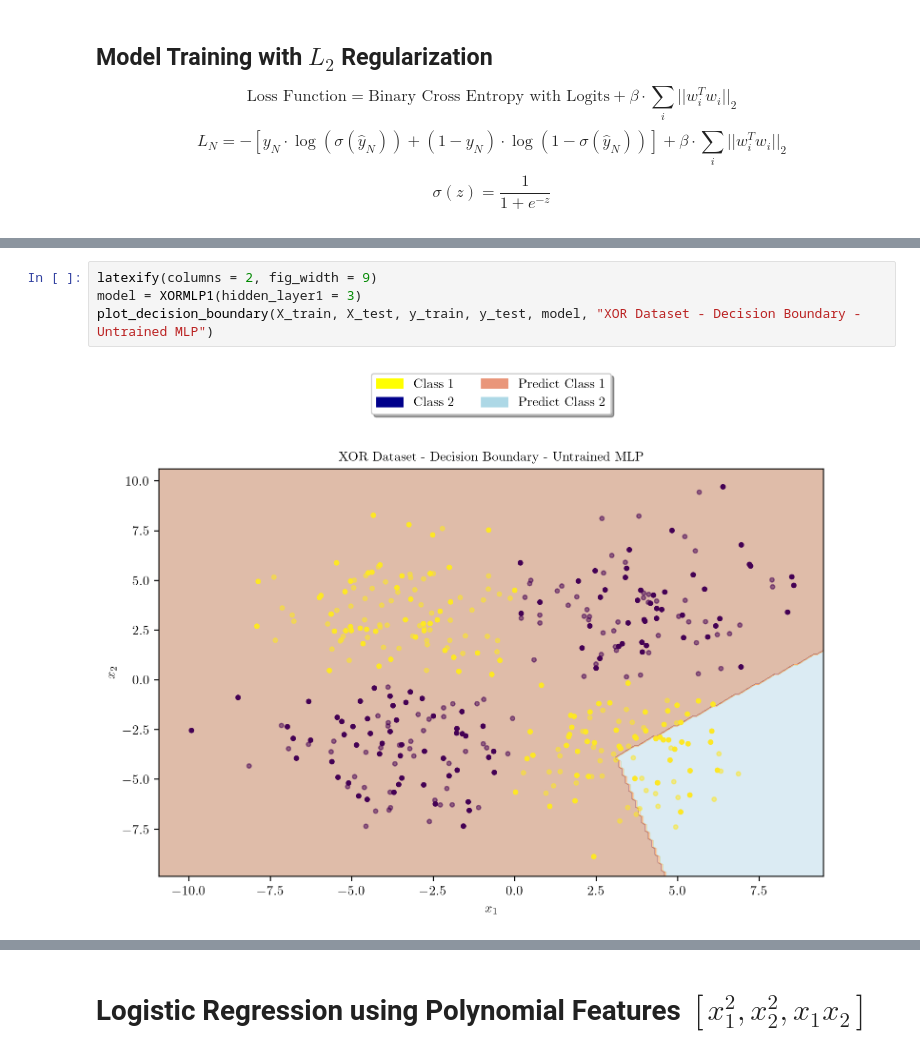
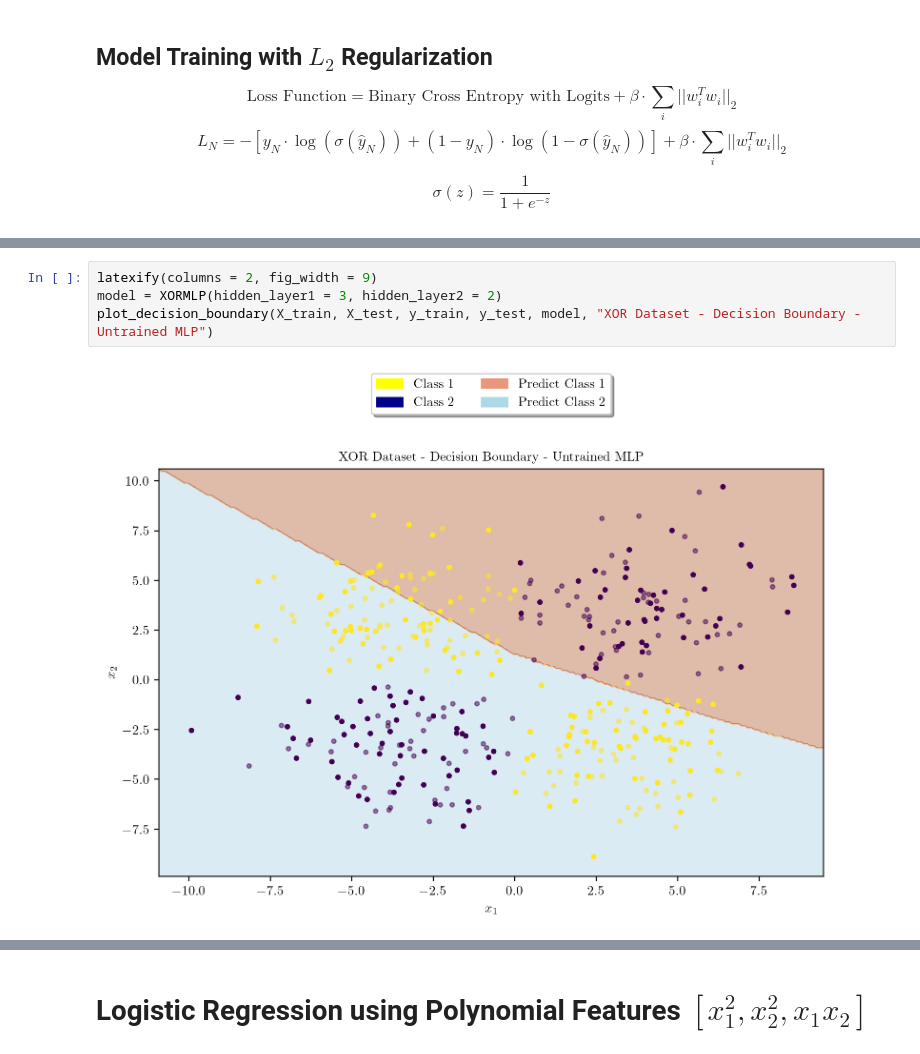
Before and after one commit to Robohrriday/ML_2024_TensionFlow_A3, a Jupyter notebook: Question2.ipynb, the cells around one changed output, grey strips where cells are left out. Saved outputs shown, nothing was run; the diff lists cells and outputs as text.

```diff
--- a/Question2.ipynb
+++ b/Question2.ipynb
@@ -402,9 +392,9 @@ Test Accuracy: 0.9950000
 # %%
 latexify(columns = 2, fig_width = 9)
-model = XORMLP1(hidden_layer1 = 3)
+model = XORMLP(hidden_layer1 = 3, hidden_layer2 = 2)
 plot_decision_boundary(X_train, X_test, y_train, y_test, model, "XOR Dataset - Decision Boundary - Untrained MLP")
 # %% [output]
-[figure, old version]
+[figure, new version]
 # %%
 latexify(columns = 2, fig_width = 9)
 plot_decision_boundary(X_train, X_test, y_train, y_test, model, r"XOR Dataset - Decision Boundary - MLP with $L_2$ Regularization")
```
Also changed, not shown: parts of 21 cells of this notebook, 2 other files.
